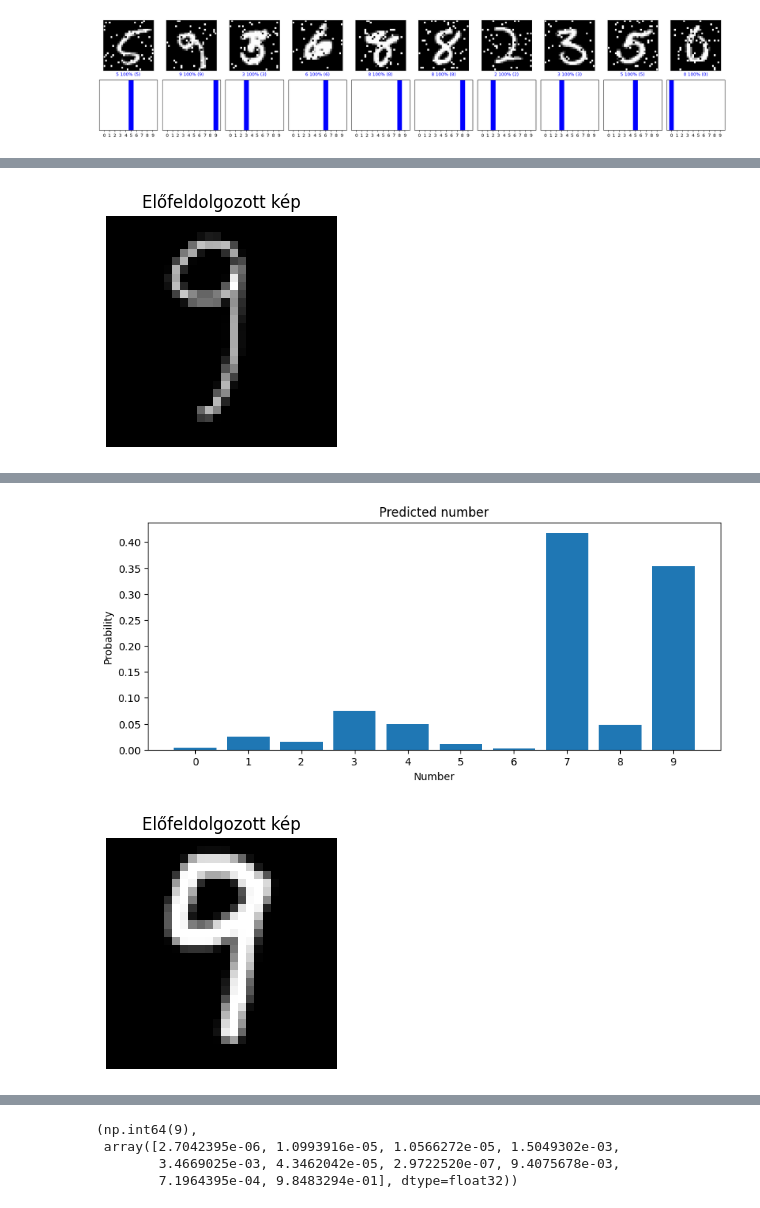
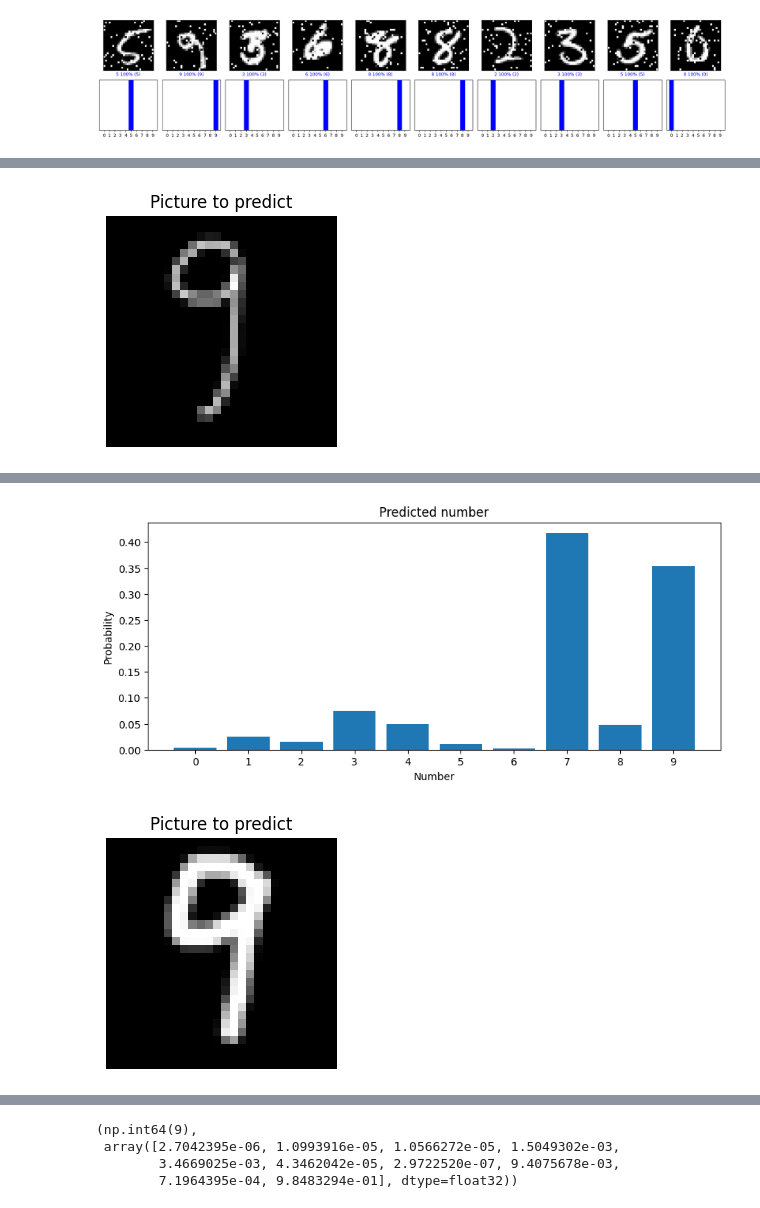
Before and after one commit to Lenegsa/Abschlussprojekt-cnn-digit-recognition, a Jupyter notebook: notebooks/myCNN.ipynb, the cells around one changed output, grey strips where cells are left out. Drawn from its saved outputs; the diff is of its cells as text; code cells hidden in the pictures.

```diff
--- a/notebooks/myCNN.ipynb
+++ b/notebooks/myCNN.ipynb
@@ -687,6 +687,7 @@ from PIL import Image
 import numpy as np
 import matplotlib.pyplot as plt
 from tensorflow.keras.models import load_model
+
 
 # Load modell
 model = load_model('number_recognition_model_noisy_5.h5')
@@ -710,7 +711,7 @@ def preprocess_image(image_path):
     # Show this picture
     plt.figure(figsize=(3, 3))
     plt.imshow(img_array, cmap='gray')
-    plt.title("Előfeldolgozott kép")
+    plt.title("Picture to predict")
     plt.axis('off')
     plt.show()
 
@@ -718,7 +719,7 @@ def preprocess_image(image_path):
     return img_array.reshape(1, 28, 28, 1)
 
 def predict_digit(image_path):
-    # Kép előfeldolgozása
+    #Image Preprocessing
     img = preprocess_image(image_path)
 
     # predict
@@ -758 +760 @@ WARNING:absl:Compiled the loaded model, but the compiled metrics have yet to be
-[figure, old version]
+[figure, new version]
@@ -761,2 +763,2 @@ Predict: 7, Confidence: 41.70%
 [figure]
-[figure, old version]
+[figure, new version]
@@ -765,5 +767,5 @@ Predict: 9, Confidence: 98.48%
 [figure]
-(np.int64(9),
- array([2.7042395e-06, 1.0993916e-05, 1.0566272e-05, 1.5049302e-03,
-        3.4669025e-03, 4.3462042e-05, 2.9722520e-07, 9.4075678e-03,
-        7.1964395e-04, 9.8483294e-01], dtype=float32))
+(np.int64(9),
+ array([2.7042395e-06, 1.0993916e-05, 1.0566272e-05, 1.5049302e-03,
+        3.4669025e-03, 4.3462042e-05, 2.9722520e-07, 9.4075678e-03,
+        7.1964395e-04, 9.8483294e-01], dtype=float32))
```
Also changed, not shown: parts of 2 cells of this notebook, 7 other files.
